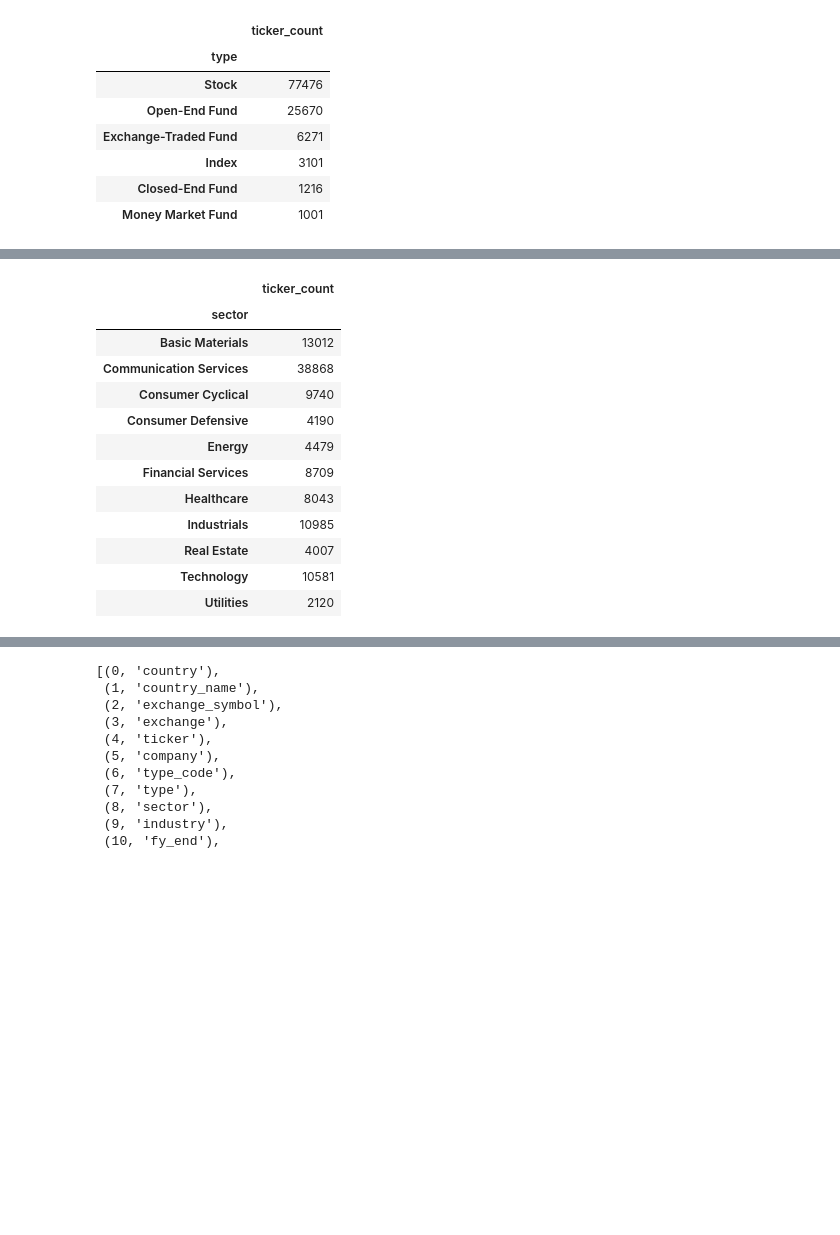
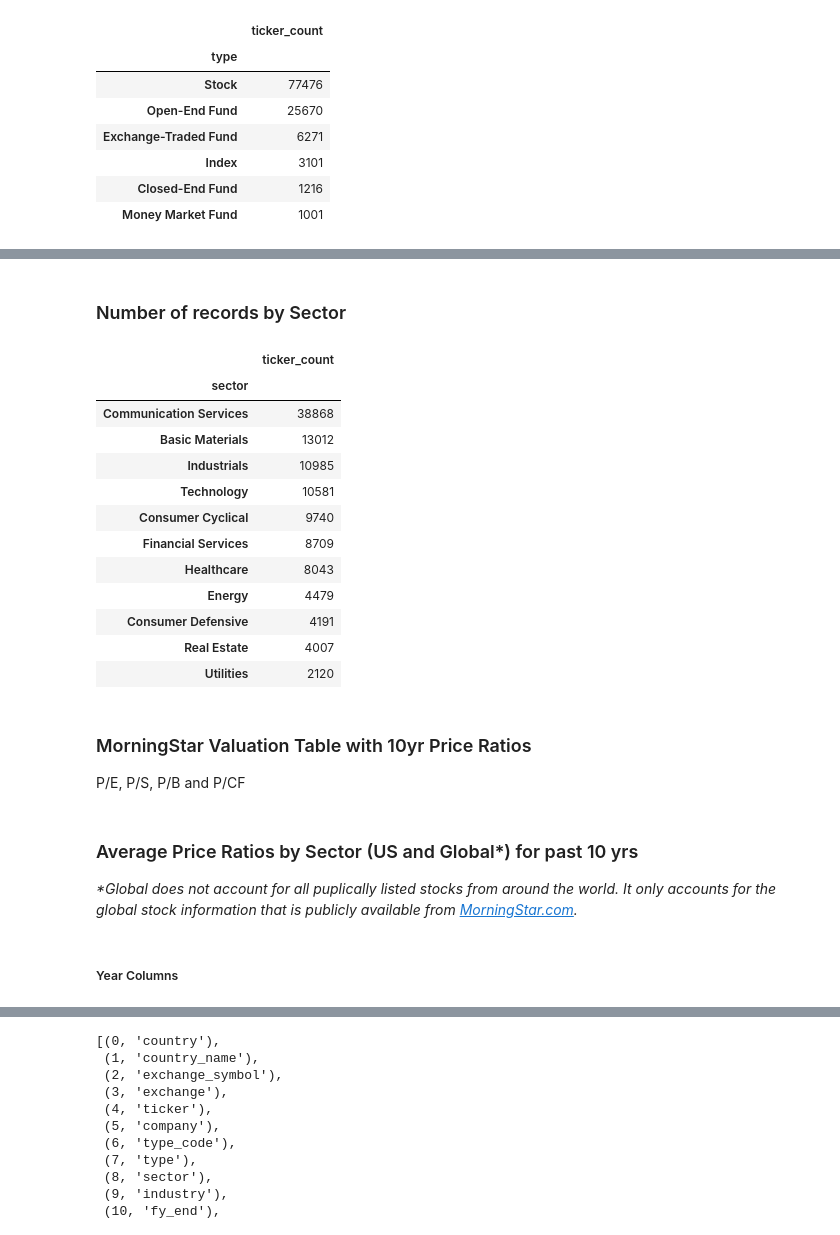
Before and after one commit to caiobran/mstables, a Jupyter notebook: data_overview.ipynb, the cells around one changed output, grey strips where cells are left out. Cells and saved outputs as stored; diff of their text form; code cells hidden in the pictures; blank space fills up the shorter version.

```diff
--- a/data_overview.ipynb
+++ b/data_overview.ipynb
@@ -139,18 +149,21 @@ us_exchanges = (df_mtr[cols] # Select relevant columns
 |  |  | S&P Indices | SPI | 172.0 |
 |  |  | U.S. Indexes | IXUS | 2589.0 |
+# %% [markdown]
+### Number of records by Sector
 # %%
-df_mtr[['sector', 'ticker']].groupby(by='sector').count().rename(columns={'ticker':'ticker_count'})
+(df_mtr[['sector', 'ticker']].groupby(by='sector').count().rename(columns={'ticker':'ticker_count'})
+ .sort_values(by='ticker_count', ascending=False))
 # %% [output]
 |  | ticker_count |
 | sector |  |
+| Communication Services | 38868 |
 | Basic Materials | 13012 |
-| Communication Services | 38868 |
+| Industrials | 10985 |
+| Technology | 10581 |
 | Consumer Cyclical | 9740 |
-| Consumer Defensive | 4190 |
-| Energy | 4479 |
 | Financial Services | 8709 |
 | Healthcare | 8043 |
-| Industrials | 10985 |
+| Energy | 4479 |
+| Consumer Defensive | 4191 |
 | Real Estate | 4007 |
-| Technology | 10581 |
 | Utilities | 2120 |
@@ -158,0 +170,3 @@ df_val0 = df.Valuation() # P/E, P/S, P/B and P/CF ratios
+# %% [markdown]
+### MorningStar Valuation Table with 10yr Price Ratios
+P/E, P/S, P/B and P/CF
@@ -159,3 +175,8 @@ df_val0 = df.Valuation() # P/E, P/S, P/B and P/CF ratios
 # %%
 df_val = df_mtr.merge(df_val0, on=['ticker_id', 'exchange_id']).drop(['ticker_id', 'exchange_id'], axis=1)
+# %% [markdown]
+### Average Price Ratios by Sector (US and Global*) for past 10 yrs
+*\*Global does not account for all puplically listed stocks from around the world. It only accounts for the global stock information that is publicly available from [MorningStar.com](https://www.morningstar.com).*
+# %% [markdown]
+##### Year Columns
 # %%
```
Also changed, not shown: parts of 30 cells of this notebook, 2 other files.
